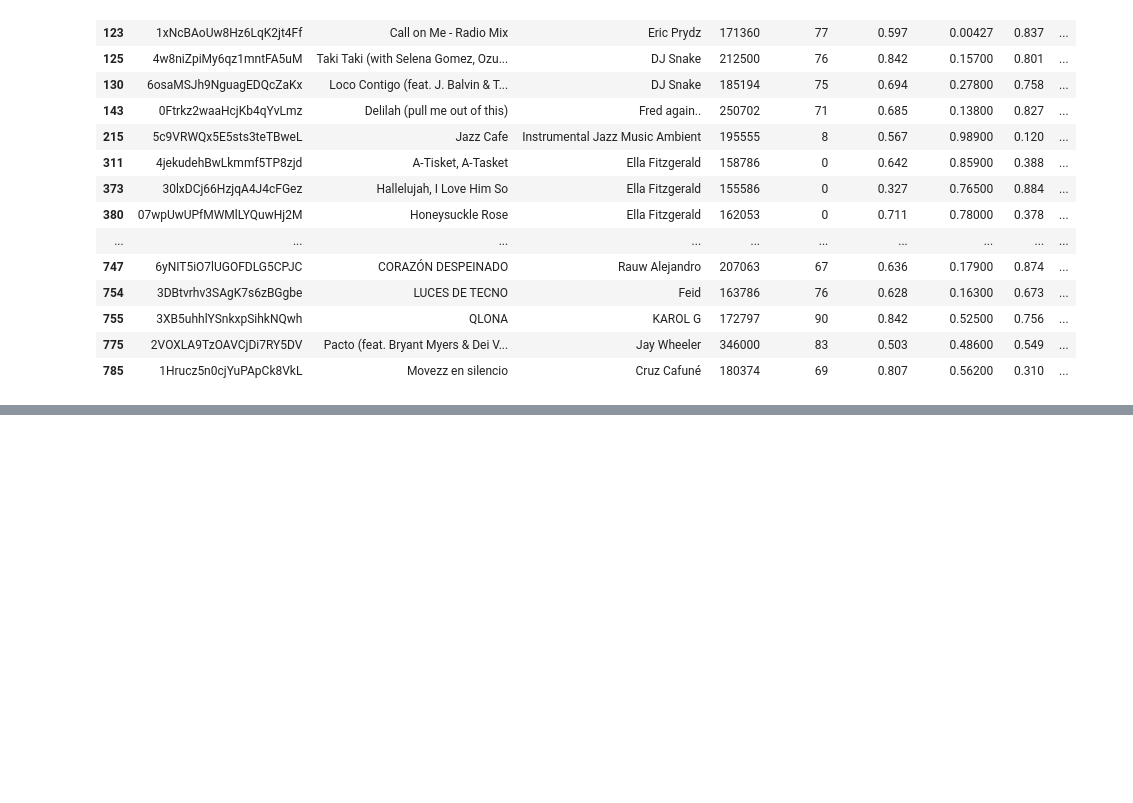
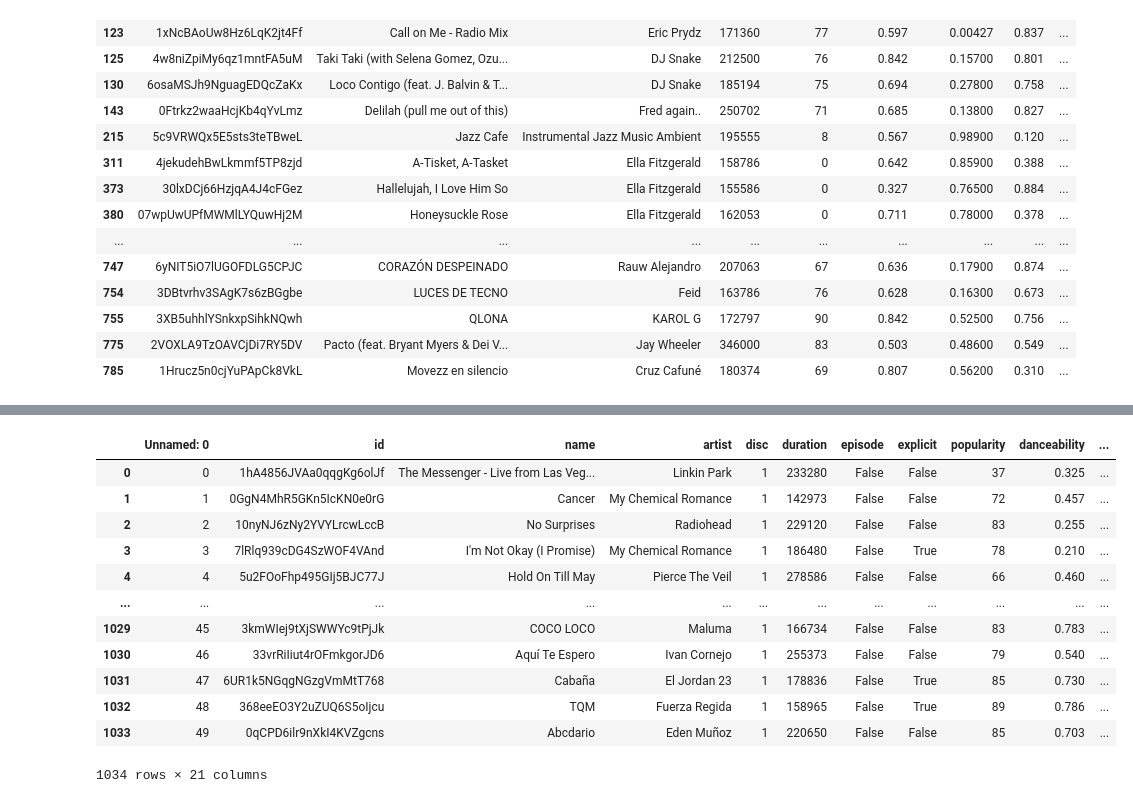
Before and after one commit to aladelca/INSY_662_MMA, a Jupyter notebook: modelling/modelling.ipynb, the cells around one changed output, grey strips where cells are left out. Saved outputs shown, nothing was run; the diff lists cells and outputs as text; code cells hidden in the pictures; blank space fills up the shorter version.

```diff
--- a/modelling/modelling.ipynb
+++ b/modelling/modelling.ipynb
@@ -95,0 +123,17 @@ data[data['kmeans_cluster']==5]
+# %%
+original_data = pd.read_excel('data/dataset.xlsx')
+original_data
+# %% [output]
+|  | Unnamed: 0 | id | name | artist | disc | duration | episode | explicit | popularity | danceability | ... |
+| 0 | 0 | 1hA4856JVAa0qqgKg6olJf | The Messenger - Live from Las Veg... | Linkin Park | 1 | 233280 | False | False | 37 | 0.325 | ... |
+| 1 | 1 | 0GgN4MhR5GKn5IcKN0e0rG | Cancer | My Chemical Romance | 1 | 142973 | False | False | 72 | 0.457 | ... |
+| 2 | 2 | 10nyNJ6zNy2YVYLrcwLccB | No Surprises | Radiohead | 1 | 229120 | False | False | 83 | 0.255 | ... |
+| 3 | 3 | 7lRlq939cDG4SzWOF4VAnd | I'm Not Okay (I Promise) | My Chemical Romance | 1 | 186480 | False | True | 78 | 0.210 | ... |
+| 4 | 4 | 5u2FOoFhp495GIj5BJC77J | Hold On Till May | Pierce The Veil | 1 | 278586 | False | False | 66 | 0.460 | ... |
+| ... | ... | ... | ... | ... | ... | ... | ... | ... | ... | ... | ... |
+| 1029 | 45 | 3kmWIej9tXjSWWYc9tPjJk | COCO LOCO | Maluma | 1 | 166734 | False | False | 83 | 0.783 | ... |
+| 1030 | 46 | 33vrRiIiut4rOFmkgorJD6 | Aquí Te Espero | Ivan Cornejo | 1 | 255373 | False | False | 79 | 0.540 | ... |
+| 1031 | 47 | 6UR1k5NGqgNGzgVmMtT768 | Cabaña | El Jordan 23 | 1 | 178836 | False | True | 85 | 0.730 | ... |
+| 1032 | 48 | 368eeEO3Y2uZUQ6S5oIjcu | TQM | Fuerza Regida | 1 | 158965 | False | True | 89 | 0.786 | ... |
+| 1033 | 49 | 0qCPD6ilr9nXkI4KVZgcns | Abcdario | Eden Muñoz | 1 | 220650 | False | False | 85 | 0.703 | ... |
+1034 rows × 21 columns
```
Also changed, not shown: parts of 5 cells of this notebook.
